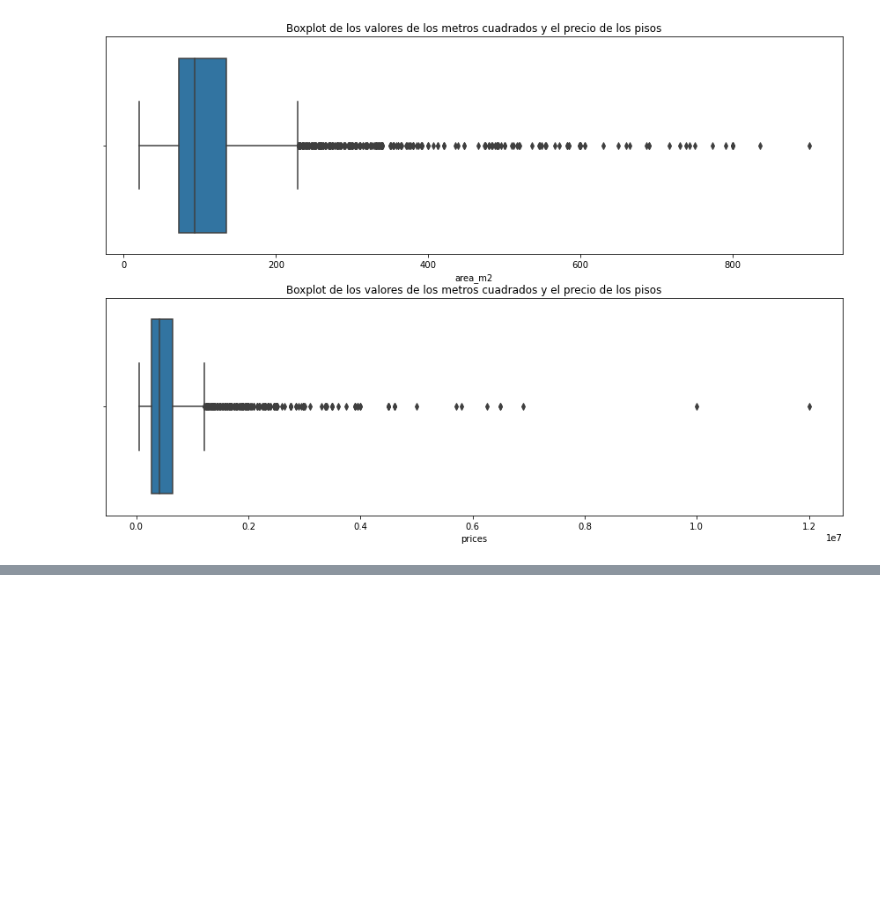
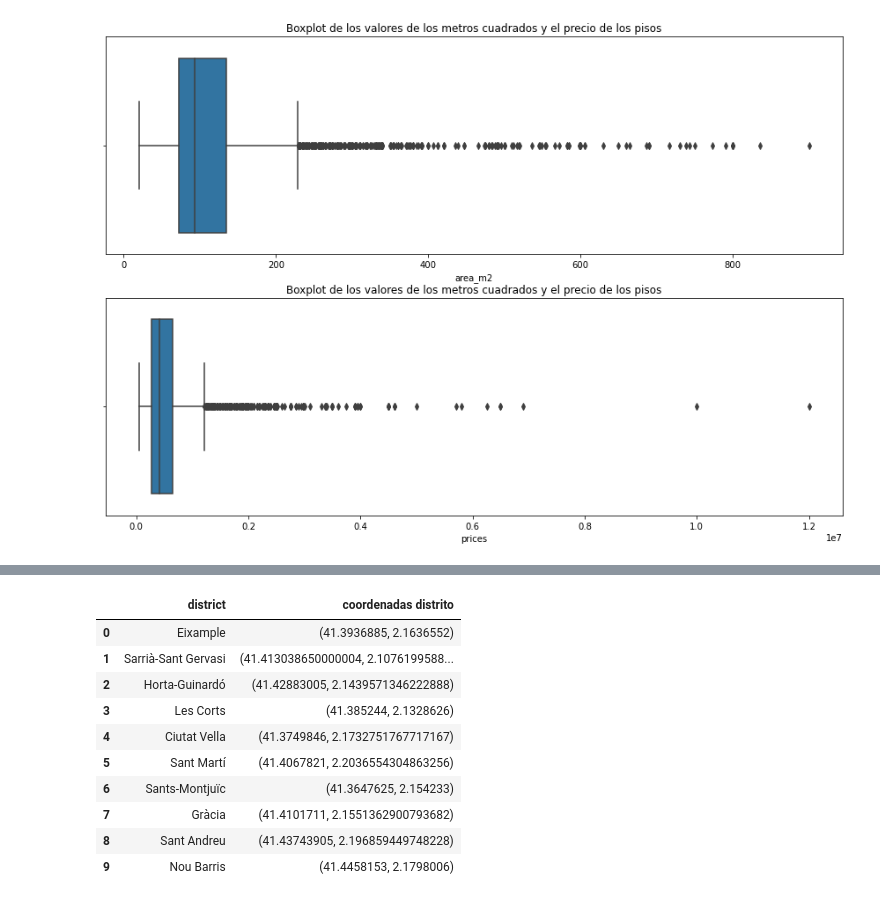
Before and after one commit to pauclaret/idealista_prices, a Jupyter notebook: test.ipynb, the cells around one changed output, grey strips where cells are left out. Saved outputs shown, nothing was run; the diff lists cells and outputs as text; code cells hidden in the pictures; blank space fills up the shorter version.

```diff
--- a/test.ipynb
+++ b/test.ipynb
@@ -238,19 +238,3 @@ df.head()
 | 2 | Eixample | Sant Antoni | good condition | Penthouse | 2 | 90 | Yes | exterior | floor 7 | 590000 | ... |
 | 3 | Eixample | la Dreta de l'Eixample | good condition | Flat | 2 | 130 | Yes | exterior | floor 1 | 450000 | ... |
 | 4 | Horta-Guinardó | Can Baró | good condition | Terraced | 3 | 110 | No | exterior | Multiple | 430000 | ... |
-# %%
-# Crear columna con coordenadas (no la ejecuto ya que tarda mucho en procesar):
-
-from geopy.geocoders import Nominatim
-
-def sacar_coordenadas(distrito):
-    geoloca = Nominatim(user_agent= "pau")
-    localizacion = geoloca.geocode(distrito)
-
-    return localizacion.latitude, localizacion.longitude
-
-distritos_unicos = df["district"]
-
-df["coordenadas distrito"] = df["district"].unique().apply(sacar_coordenadas)
-
-df.head()
@@ -363,0 +356,26 @@ plt.show()
+# %%
+# Sacar las coordenadas de cada distrito
+
+from geopy.geocoders import Nominatim
+
+def sacar_coordenadas(distrito):
+    geoloca = Nominatim(user_agent= "pau")
+    localizacion = geoloca.geocode(distrito)
+
+    return localizacion.latitude, localizacion.longitude
+
+df_distritos_unicos["coordenadas distrito"] = df_distritos_unicos["district"].apply(sacar_coordenadas)
+
+df_distritos_unicos
+# %% [output]
+|  | district | coordenadas distrito |
+| 0 | Eixample | (41.3936885, 2.1636552) |
+| 1 | Sarrià-Sant Gervasi | (41.413038650000004, 2.1076199588... |
+| 2 | Horta-Guinardó | (41.42883005, 2.1439571346222888) |
+| 3 | Les Corts | (41.385244, 2.1328626) |
+| 4 | Ciutat Vella | (41.3749846, 2.1732751767717167) |
+| 5 | Sant Martí | (41.4067821, 2.2036554304863256) |
+| 6 | Sants-Montjuïc | (41.3647625, 2.154233) |
+| 7 | Gràcia | (41.4101711, 2.1551362900793682) |
+| 8 | Sant Andreu | (41.43743905, 2.196859449748228) |
+| 9 | Nou Barris | (41.4458153, 2.1798006) |
```
Also changed, not shown: parts of 7 cells of this notebook.
